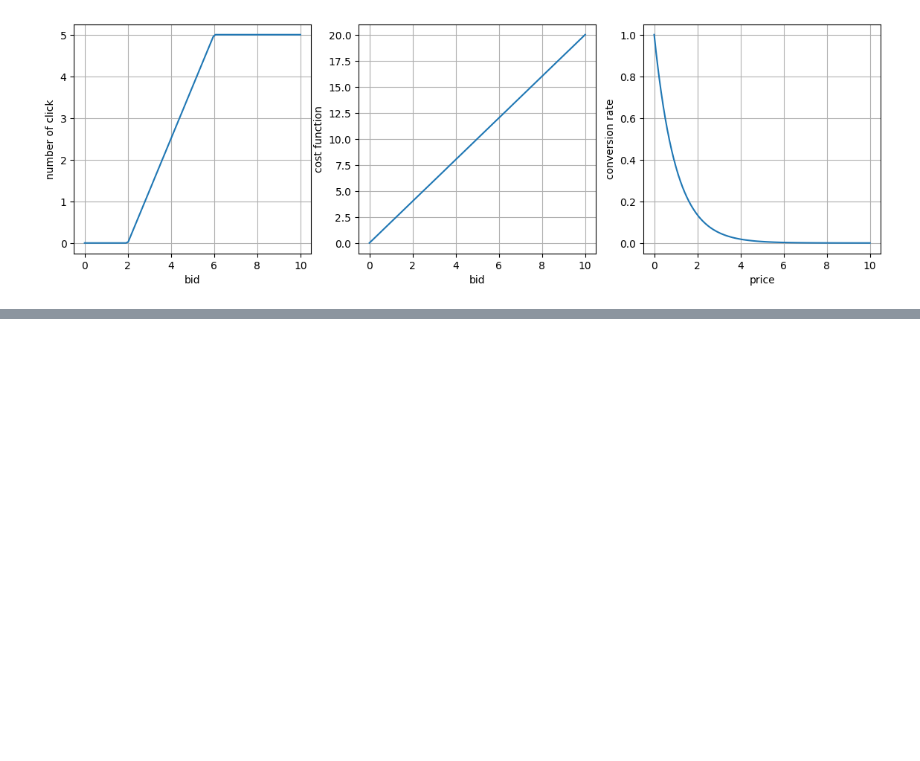
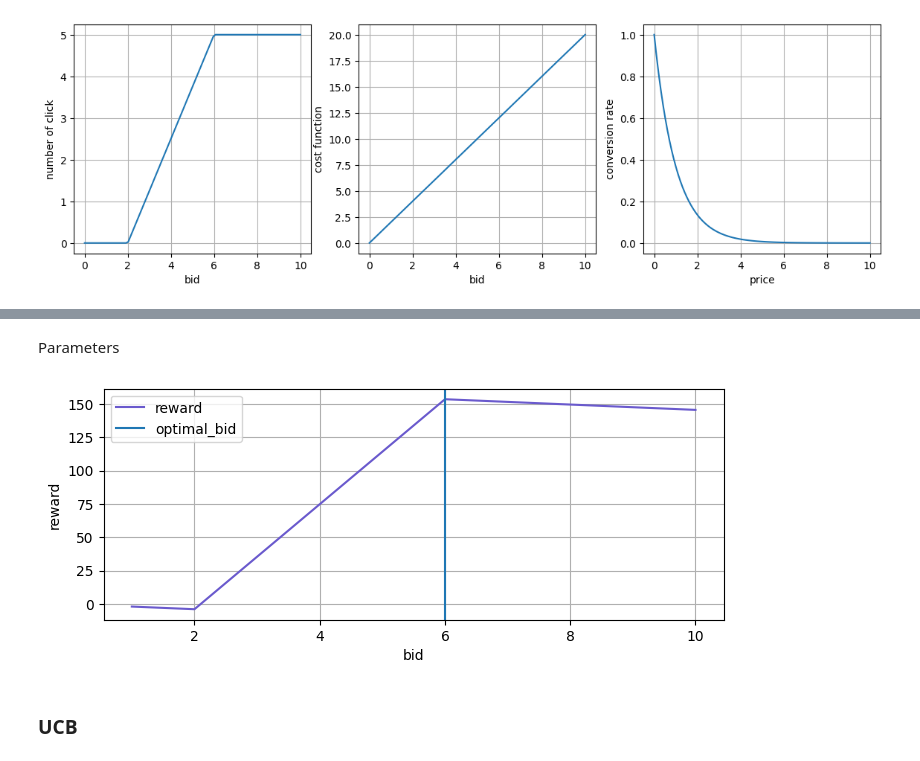
Before and after one commit to ossama-eloukili/Online-Learning-Applications-Project, a Jupyter notebook: bySTEPS.ipynb, the cells around one changed output, grey strips where cells are left out. Saved outputs shown, nothing was run; the diff lists cells and outputs as text; code cells hidden in the pictures; blank space fills up the shorter version.

```diff
--- a/bySTEPS.ipynb
+++ b/bySTEPS.ipynb
@@ -295,0 +661,36 @@ for e in range(0, n_experiments):
+# %% [markdown]
+Parameters
+# %%
+#Fixed parameters
+T = 100#365
+
+# in this step the optimal price for the conversion rate is given,
+# so let's fix the price and compute the releated conversion rate
+PRICE = 1
+conversion_rate = C1.conversion_rate_function(PRICE)
+
+# margin
+margin = 90
+
+# sigmas
+sigma_clicks = 0.5
+sigma_costs = 0.3
+
+#setting the arms
+bids = np.linspace(1,10,100)
+
+rewards_on_arms = C1.click_function(bids) * conversion_rate * margin - C1.cost_function(bids)
+opt_arm = np.argmax(rewards_on_arms) #optimal value of convertion rate between the arms
+opt = rewards_on_arms[opt_arm]
+
+plt.figure(figsize=(8,3))
+plt.plot(bids, rewards_on_arms, "slateblue")
+plt.axvline(bids[opt_arm])
+plt.xlabel('bid')
+plt.ylabel('reward')
+plt.legend(["reward","optimal_bid"])
+plt.grid(True)
+# %% [output]
+[figure, added]
+# %% [markdown]
+### UCB
```
Also changed, not shown: parts of 52 cells of this notebook.
